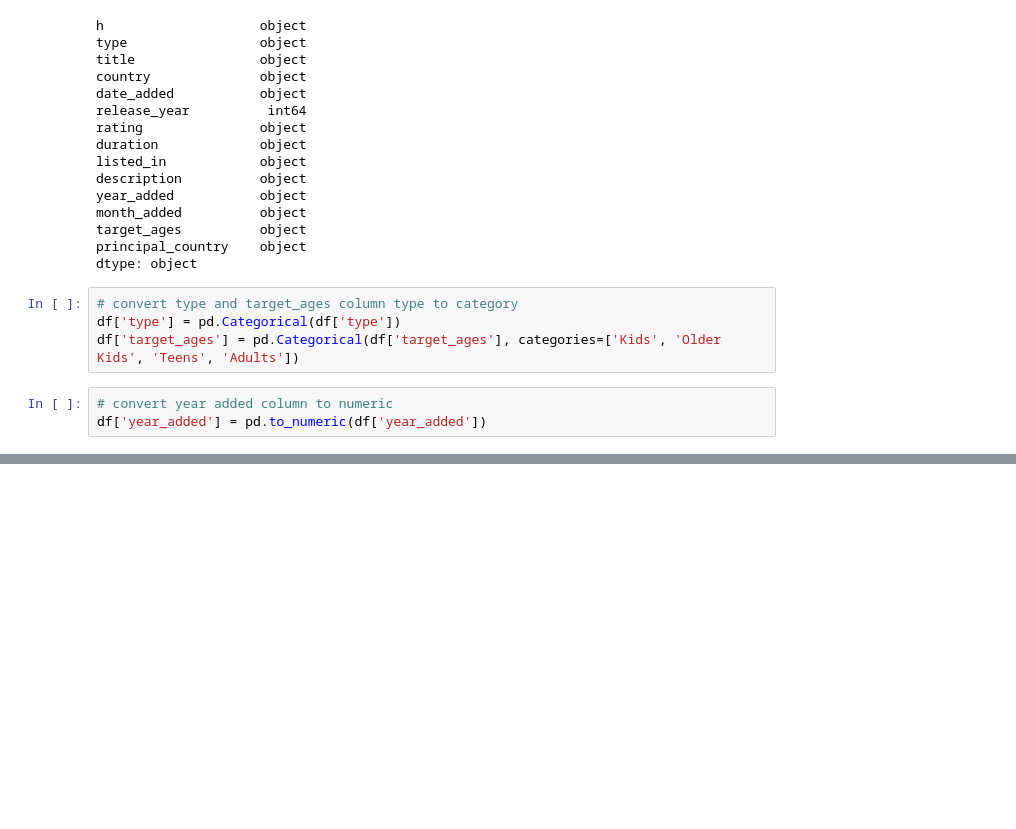
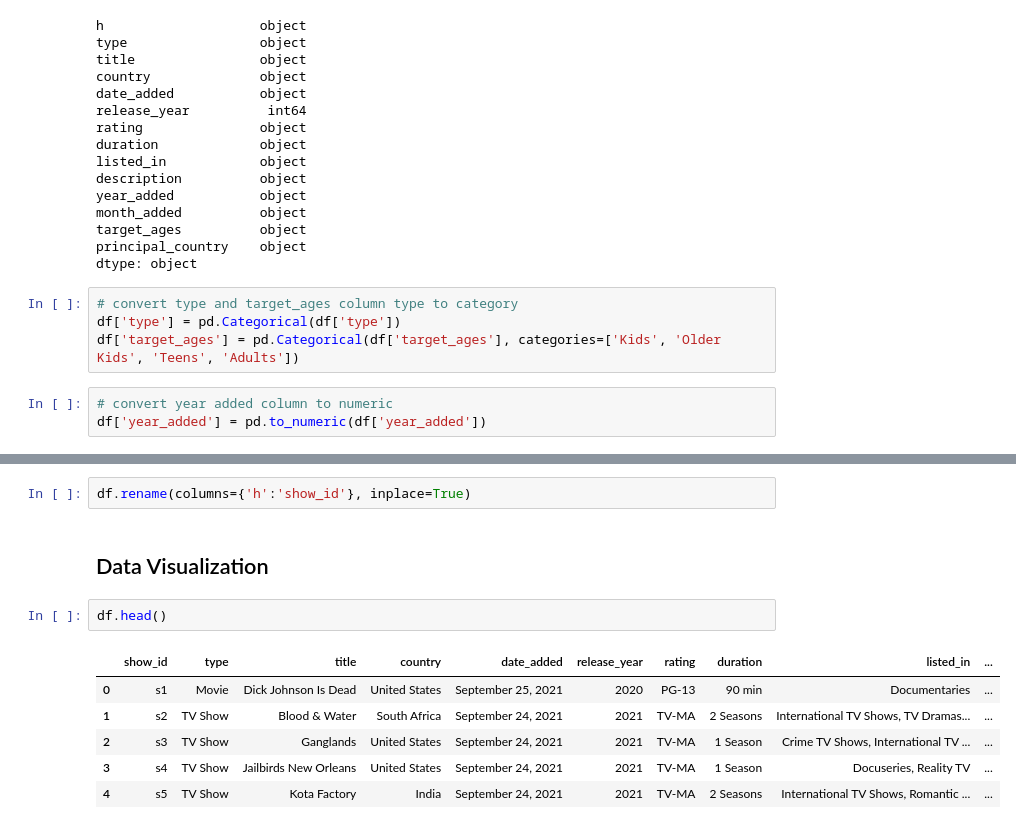
Before and after one commit to joharkhan99/Data-Science-Internship, a Jupyter notebook: Week3/Day2/Netflix_Data_Analysis.ipynb, the cells around one changed output, grey strips where cells are left out. Drawn from its saved outputs; the diff is of its cells as text; blank space fills up the shorter version.

```diff
--- a/Week3/Day2/Netflix_Data_Analysis.ipynb
+++ b/Week3/Day2/Netflix_Data_Analysis.ipynb
@@ -281 +282,14 @@ principal_country      object
 dtype: object
+# %%
+df.rename(columns={'h':'show_id'}, inplace=True)
+# %% [markdown]
+## Data Visualization
+# %%
+df.head()
+# %% [output]
+|  | show_id | type | title | country | date_added | release_year | rating | duration | listed_in | ... |
+| 0 | s1 | Movie | Dick Johnson Is Dead | United States | September 25, 2021 | 2020 | PG-13 | 90 min | Documentaries | ... |
+| 1 | s2 | TV Show | Blood & Water | South Africa | September 24, 2021 | 2021 | TV-MA | 2 Seasons | International TV Shows, TV Dramas... | ... |
+| 2 | s3 | TV Show | Ganglands | United States | September 24, 2021 | 2021 | TV-MA | 1 Season | Crime TV Shows, International TV ... | ... |
+| 3 | s4 | TV Show | Jailbirds New Orleans | United States | September 24, 2021 | 2021 | TV-MA | 1 Season | Docuseries, Reality TV | ... |
+| 4 | s5 | TV Show | Kota Factory | India | September 24, 2021 | 2021 | TV-MA | 2 Seasons | International TV Shows, Romantic ... | ... |
```
Also changed, not shown: parts of 7 cells of this notebook.
